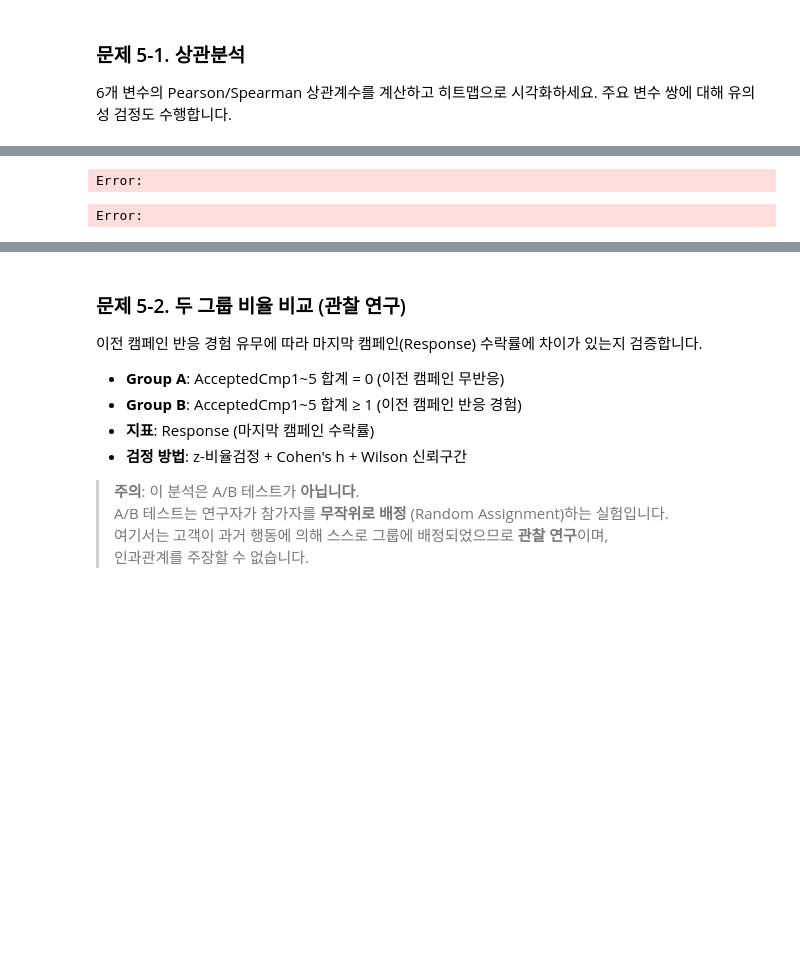
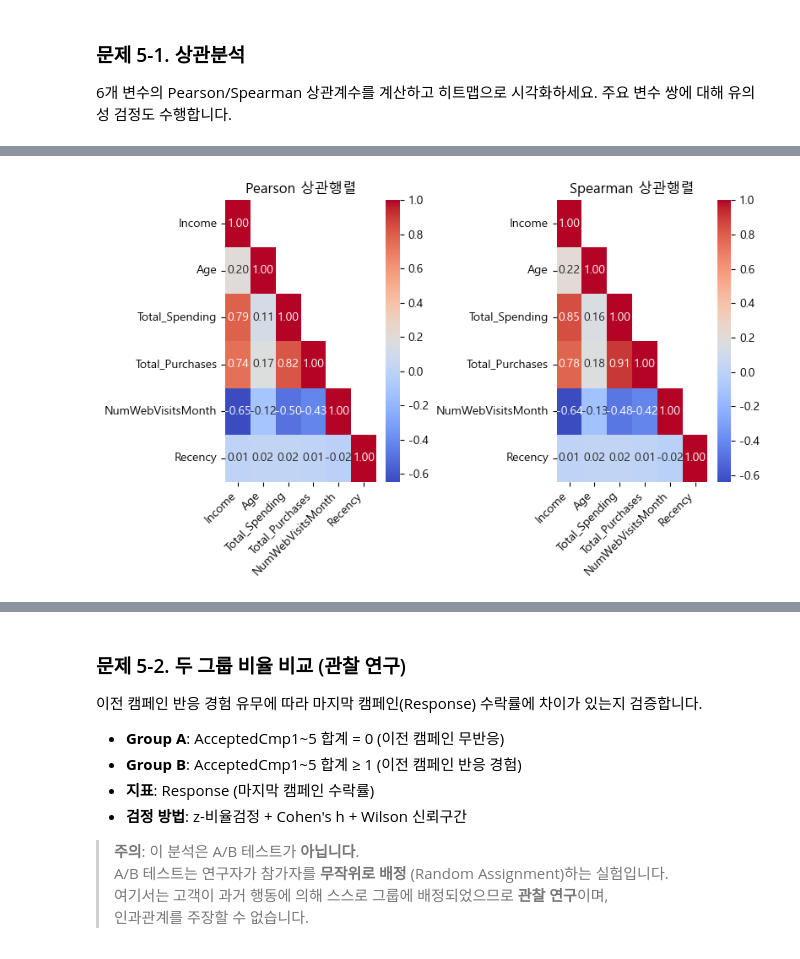
Before and after one commit to sparta-data11-statistics-practice/practice-01-descriptive-statistics-lch092420, a Jupyter notebook: practice_comprehensive_lch.ipynb, the cells around one changed output, grey strips where cells are left out. Cells and saved outputs as stored; diff of their text form; code cells hidden in the pictures; blank space fills up the shorter version.

```diff
--- a/practice_comprehensive_lch.ipynb
+++ b/practice_comprehensive_lch.ipynb
@@ -967,5 +958,14 @@ corr_vars = ['Income', 'Age', 'Total_Spending', 'Total_Purchases',
              'NumWebVisitsMonth', 'Recency']
 
 # TODO 5-1(a): Pearson/Spearman 상관행렬 계산
-# TODO 5-1(b): 주요 상관계수 쌍의 유의성 검정 (stats.pearsonr)
+# pg.pairwise_corr로 주요 결과를 가져오는 것과, .corr로 상관행렬만 가져오는 방법 두 가지 모두 사용
+q5 = df[corr_vars]
+q5_pearson = pg.pairwise_corr(q5,method='pearson')
+q5_pearson1 = q5.corr(method='pearson')
+display(q5_pearson)
+display(q5_pearson1)
+q5_spearman = pg.pairwise_corr(q5,method='spearman')
+q5_spearman1 = q5.corr(method='spearman')
+display(q5_spearman)
+display(q5_spearman1)
 # %% [output]
@@ -974,8 +1039,20 @@ Error:
 # %%
 # TODO 5-1(c): 상관행렬 히트맵 (Pearson + Spearman, 1×2 서브플롯)
+
+fig, ax = plt.subplots(1,2, figsize=(8,5))
+
+mask = np.triu(np.ones_like(q5_pearson1, dtype=bool),k =1)
+
+sns.heatmap(q5_pearson1,annot=True,fmt='.2f',mask = mask, ax = ax[0],cmap='coolwarm')
+ax[0].set_title('Pearson 상관행렬')
+plt.setp(ax[0].get_xticklabels(), rotation=45, ha='right')
+
+sns.heatmap(q5_spearman1,annot=True,fmt='.2f',mask = mask, ax = ax[1], cmap='coolwarm')
+ax[1].set_title('Spearman 상관행렬')
+plt.setp(ax[1].get_xticklabels(), rotation=45, ha='right')
+plt.tight_layout()
 # %% [output]
-Error:
-Error:
+[figure, added]
 # %%
 # TODO 5-1(d): 주요 변수 쌍 산점도 + 추세선 (1×3 서브플롯)
 # 대상: (Income, Total_Spending), (NumWebVisitsMonth, Total_Spending), (Total_Spending, Total_Purchases)
```
Also changed, not shown: parts of 17 cells of this notebook.
